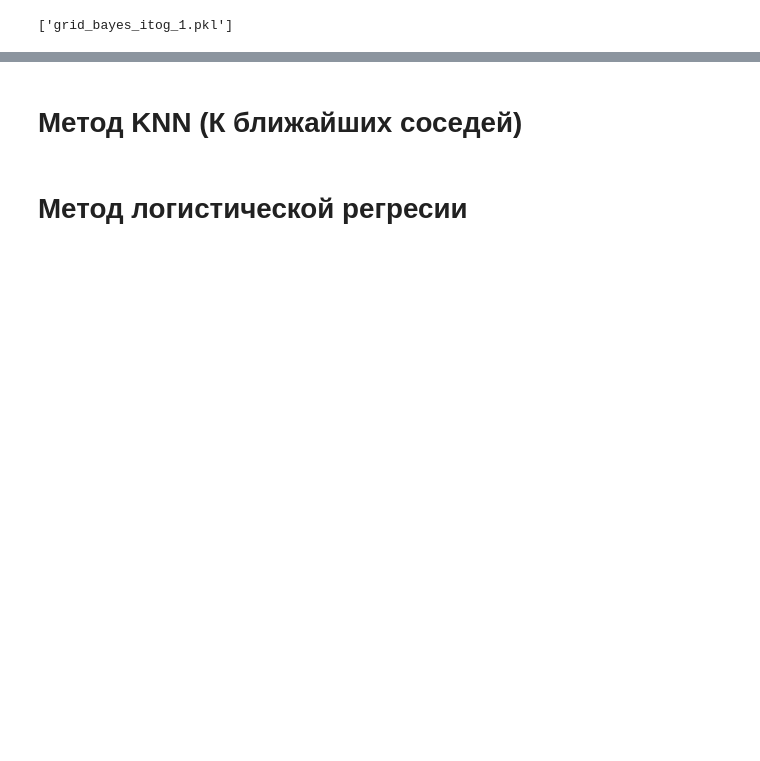
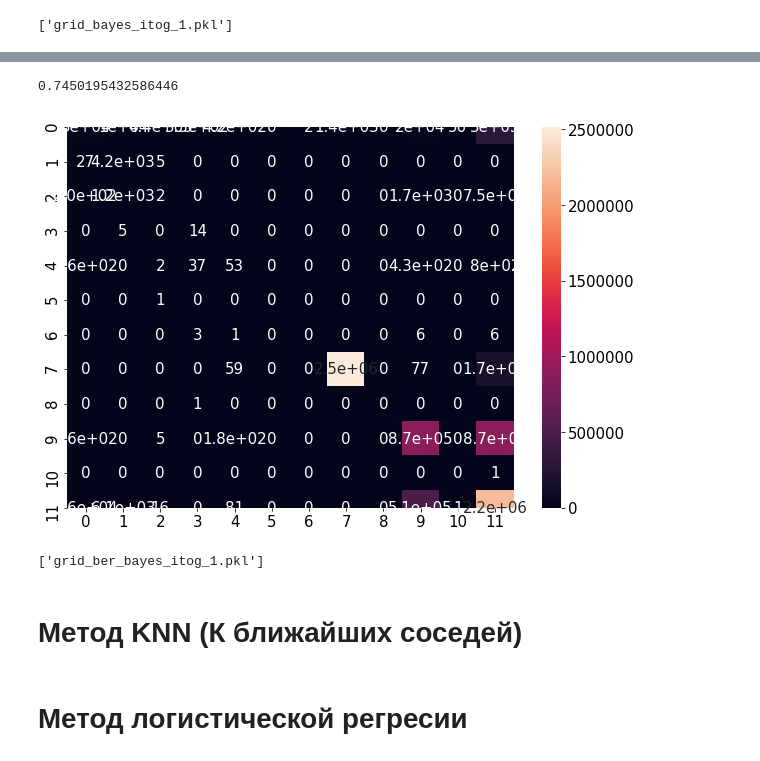
Before and after one commit to SiGidas/Aposemat_IoT-23, a Jupyter notebook: Itog_1.ipynb, the cells around one changed output, grey strips where cells are left out. Saved outputs shown, nothing was run; the diff lists cells and outputs as text; code cells hidden in the pictures; blank space fills up the shorter version.

```diff
--- a/Itog_1.ipynb
+++ b/Itog_1.ipynb
@@ -735,0 +749,5 @@ joblib.dump(grid_bayes, 'grid_bayes_itog_1.pkl')
+# %%
+grid_ber_bayes = BernoulliNB()
+# %%
+%%time
+grid_ber_bayes.fit(X_train, y_train)
@@ -736,3 +757,21 @@ joblib.dump(grid_bayes, 'grid_bayes_itog_1.pkl')
+# %%
+y_pred = grid_ber_bayes.predict(X_test)
+# %%
+accuracy_score(y_test, y_pred)
+# %% [output]
+0.7450195432586446
+# %%
+array = confusion_matrix(y_test, y_pred)
+df_cm = pd.DataFrame(array, index = [0,1,2,3,4,5,6,7,8,9,10,11],
+                  columns = [0,1,2,3,4,5,6,7,8,9,10,11])
+plt.figure(figsize = (10,7))
+sns.heatmap(df_cm, annot=True);
+# %% [output]
+[figure, added]
+# %%
+joblib.dump(grid_ber_bayes, 'grid_ber_bayes_itog_1.pkl')
+# %% [output]
+['grid_ber_bayes_itog_1.pkl']
 # %% [markdown]
 # Метод KNN (К ближайших соседей)
 # %%
```
Also changed, not shown: parts of 14 cells of this notebook, 1 other file.
